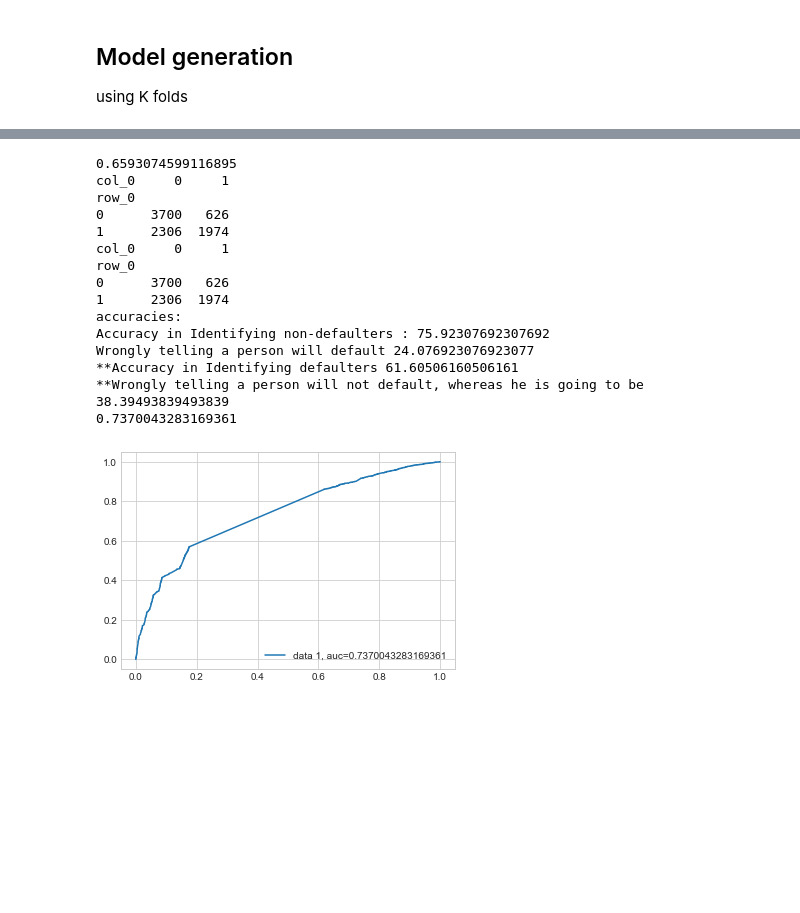
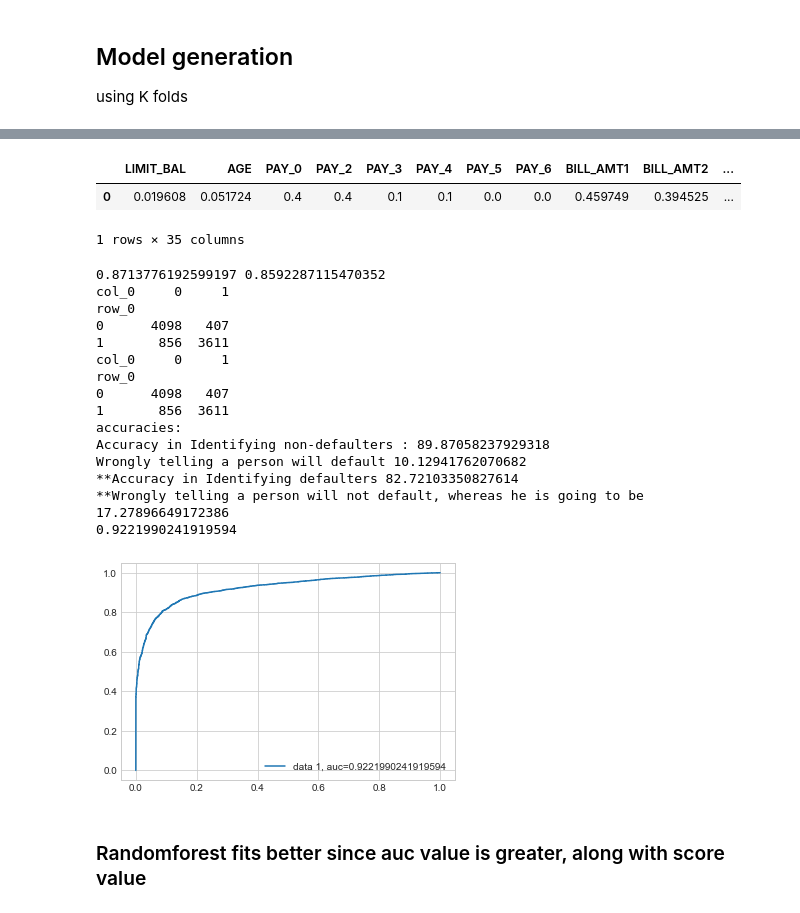
Before and after one commit to pat-123/credit_card_fraud, a Jupyter notebook: notebooks/credit_card.ipynb, the cells around one changed output, grey strips where cells are left out. Cells and saved outputs as stored; diff of their text form; code cells hidden in the pictures; blank space fills up the shorter version.

```diff
--- a/notebooks/credit_card.ipynb
+++ b/notebooks/credit_card.ipynb
@@ -182,0 +133,3 @@ default.payment.next.month 0
+# %%
+continous_names, cat_names, iv,dv,testparams = iv_dv_get_col_names(train_df,'default')
+print('continous :',continous_names, '\ncategorical :',cat_names)
@@ -640,0 +934,3 @@ train_top10['PAY_0'].count(),train_top10['default'].count(),train_df.default.cou
+# %%
+train_df = pd.get_dummies(train_df,drop_first=True)
+train_df.head(1)
@@ -640,0 +957,28 @@ train_top10['PAY_0'].count(),train_top10['default'].count(),train_df.default.cou
+# %%
+smt = SMOTETomek(random_state=42)
+#Take backup
+#train_df.age_group = train_df.age_group.map({'young_adults':0,'adults':1,'middle_aged':2,'towards_retirement':3,'senior':4})
+full_data = [train_df]
+
+#Lets do oversampling for any data set present in full_data
+for i,data in enumerate(full_data):
+    iv = data.drop(['default'],axis=1)
+    dv = data['default']
+    txt ='training data' if i==0 else 'training with top10 attributes'
+    print('orig ', txt, '(iv)(dv):',iv.shape,dv.shape,'(normal,frauds) :',get_fn_ratio(dv))
+    iv_res , dv_res = smt.fit_sample(iv,dv)
+    print('-----------------------------------------------------')
+    print('oversampling ','(iv)(dv): ', txt,iv_res.shape,dv_res.shape,'(normal,frauds) :',get_fn_ratio(dv_res))
+    iv_oversamp = pd.DataFrame(data=iv_res,columns=iv.columns.values)
+    dv_oversamp = pd.DataFrame(data=dv_res,columns=dv.to_frame().columns.values)
+    if(i==0):
+        train_df = pd.concat([iv_oversamp,dv_oversamp],axis=1)
+    else:
+        train_top10 = pd.concat([iv_oversamp,dv_oversamp],axis=1)
+
+print('Total samples: ',train_df.shape)
+"""train_df.SEX = train_df.SEX.astype(str)
+train_df.EDUCATION = train_df.EDUCATION.astype(str)
+train_df.MARRIAGE = train_df.MARRIAGE.astype(str)
+train_df.age_group =train_df.age_group.astype(str)"""
+#we see now our target vra i.e default is balanced ..Yeah :)
@@ -838,0 +1107,2 @@ len(dv_test)
+# %%
+train_df = normalize(train_df,train_df[continous_names])
@@ -859,25 +1197,36 @@ train_top10.head()
+# %%
+train_df.head(1)
+# %% [output]
+|  | LIMIT_BAL | AGE | PAY_0 | PAY_2 | PAY_3 | PAY_4 | PAY_5 | PAY_6 | BILL_AMT1 | BILL_AMT2 | ... |
+| 0 | 0.019608 | 0.051724 | 0.4 | 0.4 | 0.1 | 0.1 | 0.0 | 0.0 | 0.459749 | 0.394525 | ... |
+1 rows × 35 columns
 # %%
+iv = train_df.drop(['default'],axis=1)
+dv = train_df['default'].values
+iv_train,iv_test,dv_train,dv_test = train_test_split(iv,dv,test_size =0.2,random_state=42)
 
-
-model = LogisticRegression(C=0.1)
+model = RandomForestClassifier(n_estimators=1000,max_features=5,max_depth=8)#,min_samples_leaf=50)
 model.fit(iv_train,dv_train)
 dv_test_pred = model.predict(iv_test)
-print(model.score(iv_test,dv_test))#accuracy
+print(model.score(iv_train,dv_train),model.score(iv_test,dv_test))#accuracy
 cm_analysis(iv_test, dv_test,dv_test_pred)
+plot_roc(model,iv_test,dv_test)
 # %% [output]
-0.6593074599116895
+0.8713776192599197 0.8592287115470352
 col_0     0     1
 row_0
-0      3700   626
-1      2306  1974
+0      4098   407
+1       856  3611
 col_0     0     1
 row_0
-0      3700   626
-1      2306  1974
+0      4098   407
+1       856  3611
 accuracies:
-Accuracy in Identifying non-defaulters : 75.92307692307692
-Wrongly telling a person will default 24.076923076923077
-**Accuracy in Identifying defaulters 61.60506160506161
-**Wrongly telling a person will not default, whereas he is going to be 38.39493839493839
-0.7370043283169361
+Accuracy in Identifying non-defaulters : 89.87058237929318
+Wrongly telling a person will default 10.12941762070682
+**Accuracy in Identifying defaulters 82.72103350827614
+**Wrongly telling a person will not default, whereas he is going to be 17.27896649172386
+0.9221990241919594
-[figure, old version]
+[figure, new version]
+# %% [markdown]
+### Randomforest fits better since auc value is greater, along with score value
```
Also changed, not shown: parts of 151 cells of this notebook, 4 other files.
